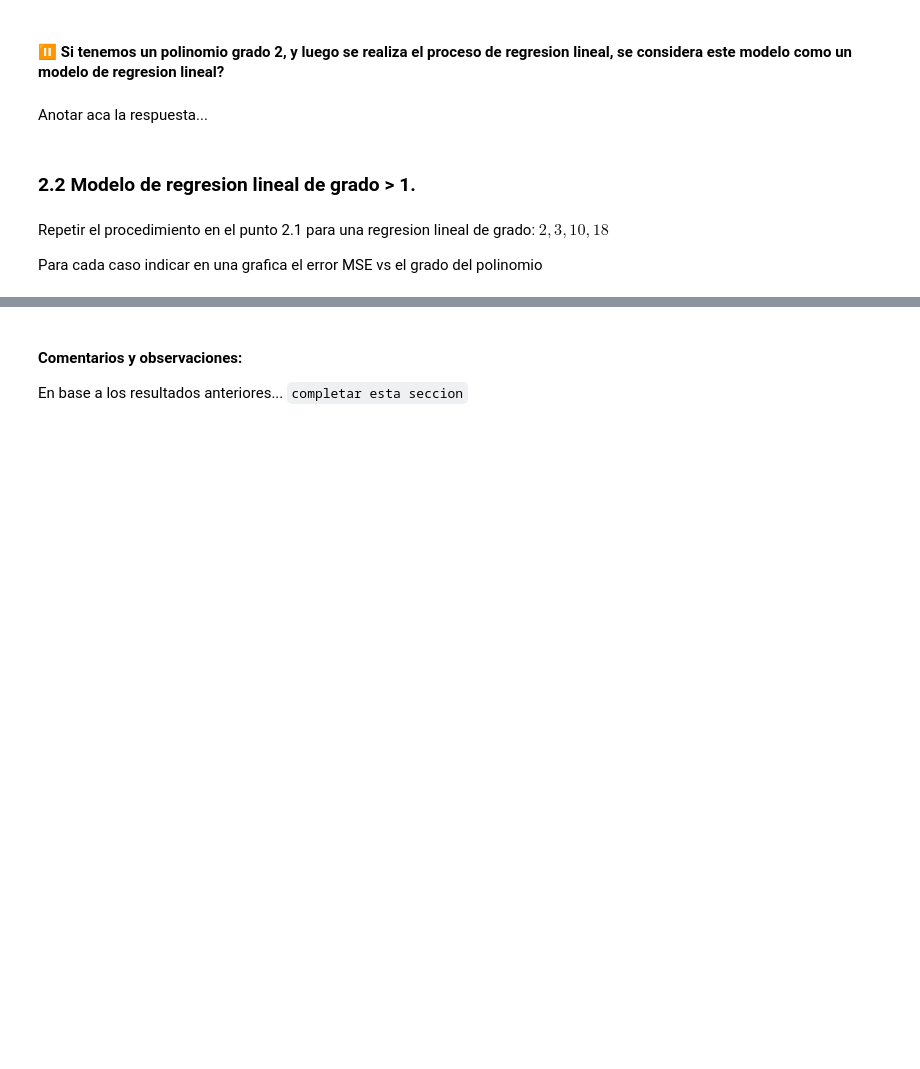
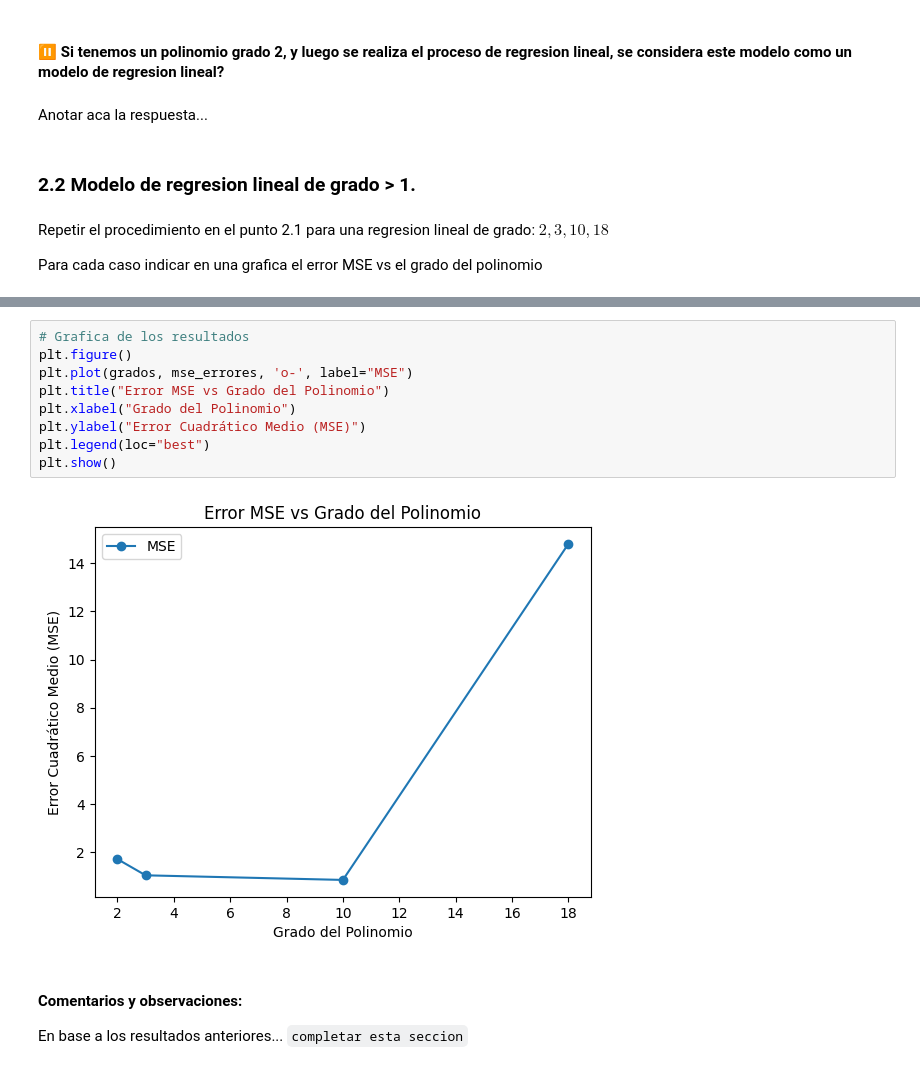
Before and after one commit to Horaciomb/Fundamentos-de-Machine-Learning, a Jupyter notebook: Clase01/actividad_1_s1.ipynb, the cells around one changed output, grey strips where cells are left out. Cells and saved outputs as stored; diff of their text form; blank space fills up the shorter version.

```diff
--- a/Clase01/actividad_1_s1.ipynb
+++ b/Clase01/actividad_1_s1.ipynb
@@ -129,3 +219,14 @@ Para cada caso indicar en una grafica el error MSE vs el grado del polinomio
+# %%
+# Grafica de los resultados
+plt.figure()
+plt.plot(grados, mse_errores, 'o-', label="MSE")
+plt.title("Error MSE vs Grado del Polinomio")
+plt.xlabel("Grado del Polinomio")
+plt.ylabel("Error Cuadrático Medio (MSE)")
+plt.legend(loc="best")
+plt.show()
+# %% [output]
+[figure, added]
 # %% [markdown]
 #### Comentarios y observaciones:
 En base a los resultados anteriores... `completar esta seccion`
```
Also changed, not shown: parts of 15 cells of this notebook.
